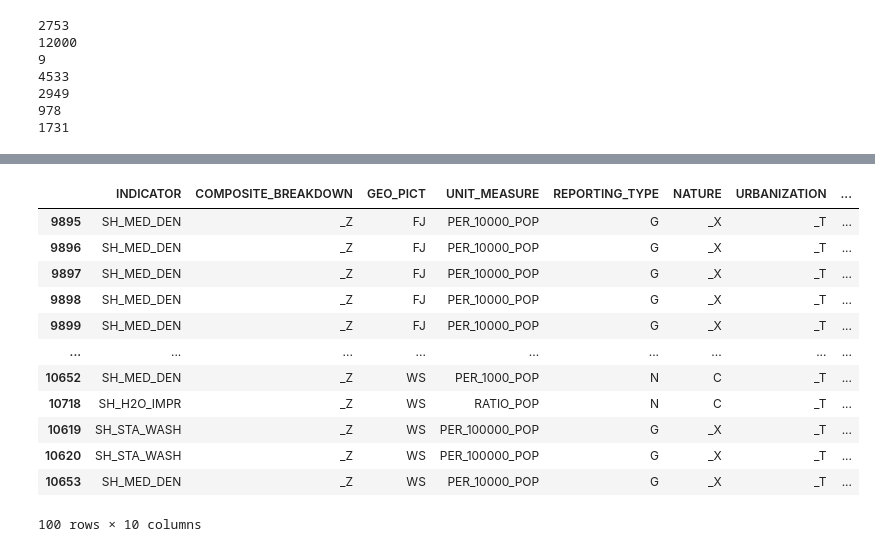
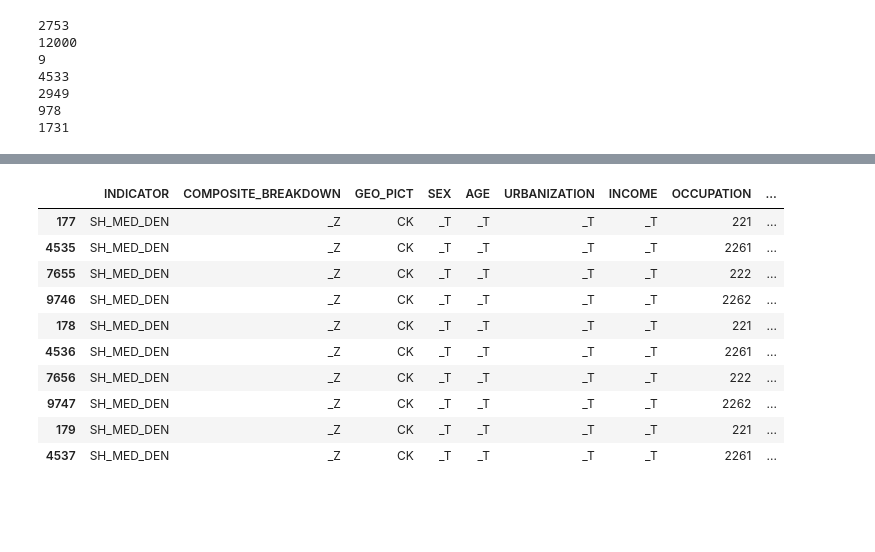
Before and after one commit to lacanlale/pacific-dataviz-2025, a Jupyter notebook: notebooks/Exploration.ipynb, the cells around one changed output, grey strips where cells are left out. Drawn from its saved outputs; the diff is of its cells as text; code cells hidden in the pictures; blank space fills up the shorter version.

```diff
--- a/notebooks/Exploration.ipynb
+++ b/notebooks/Exploration.ipynb
@@ -155,33 +183,17 @@ target_df = ppl_df[ppl_df["INDICATOR"].isin(target_inds)]
 # %%
 target_df \
     .dropna(subset=["OBS_VALUE"]) \
-    .tail(100) \
-    [
-        [
-            "INDICATOR",
-            "COMPOSITE_BREAKDOWN",
-            "GEO_PICT",
-            "UNIT_MEASURE",
-            "REPORTING_TYPE",
-            "NATURE",
-            "URBANIZATION",
-            "TIME_PERIOD",
-            "OBS_VALUE",
-            "UNIT_MEASURE"
-        ]
-    ] \
-    .sort_values(by=["GEO_PICT","TIME_PERIOD"])
+    .sort_values(by=["GEO_PICT","TIME_PERIOD"]) \
+    .head(10)
 # %% [output]
-|  | INDICATOR | COMPOSITE_BREAKDOWN | GEO_PICT | UNIT_MEASURE | REPORTING_TYPE | NATURE | URBANIZATION | ... |
-| 9895 | SH_MED_DEN | _Z | FJ | PER_10000_POP | G | _X | _T | ... |
-| 9896 | SH_MED_DEN | _Z | FJ | PER_10000_POP | G | _X | _T | ... |
-| 9897 | SH_MED_DEN | _Z | FJ | PER_10000_POP | G | _X | _T | ... |
-| 9898 | SH_MED_DEN | _Z | FJ | PER_10000_POP | G | _X | _T | ... |
-| 9899 | SH_MED_DEN | _Z | FJ | PER_10000_POP | G | _X | _T | ... |
-| ... | ... | ... | ... | ... | ... | ... | ... | ... |
-| 10652 | SH_MED_DEN | _Z | WS | PER_1000_POP | N | C | _T | ... |
-| 10718 | SH_H2O_IMPR | _Z | WS | RATIO_POP | N | C | _T | ... |
-| 10619 | SH_STA_WASH | _Z | WS | PER_100000_POP | G | _X | _T | ... |
-| 10620 | SH_STA_WASH | _Z | WS | PER_100000_POP | G | _X | _T | ... |
-| 10653 | SH_MED_DEN | _Z | WS | PER_10000_POP | G | _X | _T | ... |
+|  | INDICATOR | COMPOSITE_BREAKDOWN | GEO_PICT | SEX | AGE | URBANIZATION | INCOME | OCCUPATION | ... |
+| 177 | SH_MED_DEN | _Z | CK | _T | _T | _T | _T | 221 | ... |
+| 4535 | SH_MED_DEN | _Z | CK | _T | _T | _T | _T | 2261 | ... |
+| 7655 | SH_MED_DEN | _Z | CK | _T | _T | _T | _T | 222 | ... |
+| 9746 | SH_MED_DEN | _Z | CK | _T | _T | _T | _T | 2262 | ... |
+| 178 | SH_MED_DEN | _Z | CK | _T | _T | _T | _T | 221 | ... |
+| 4536 | SH_MED_DEN | _Z | CK | _T | _T | _T | _T | 2261 | ... |
+| 7656 | SH_MED_DEN | _Z | CK | _T | _T | _T | _T | 222 | ... |
+| 9747 | SH_MED_DEN | _Z | CK | _T | _T | _T | _T | 2262 | ... |
+| 179 | SH_MED_DEN | _Z | CK | _T | _T | _T | _T | 221 | ... |
+| 4537 | SH_MED_DEN | _Z | CK | _T | _T | _T | _T | 2261 | ... |
-100 rows × 10 columns
```
Also changed, not shown: parts of 12 cells of this notebook.
